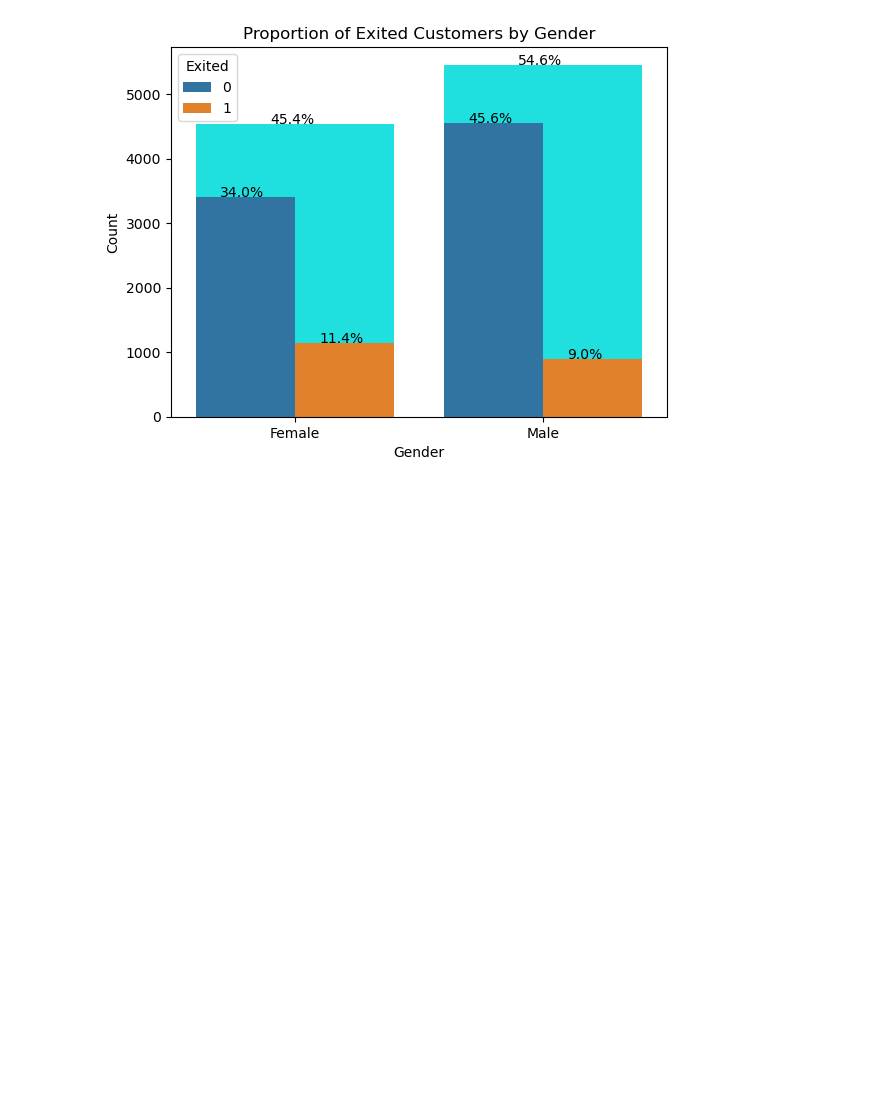
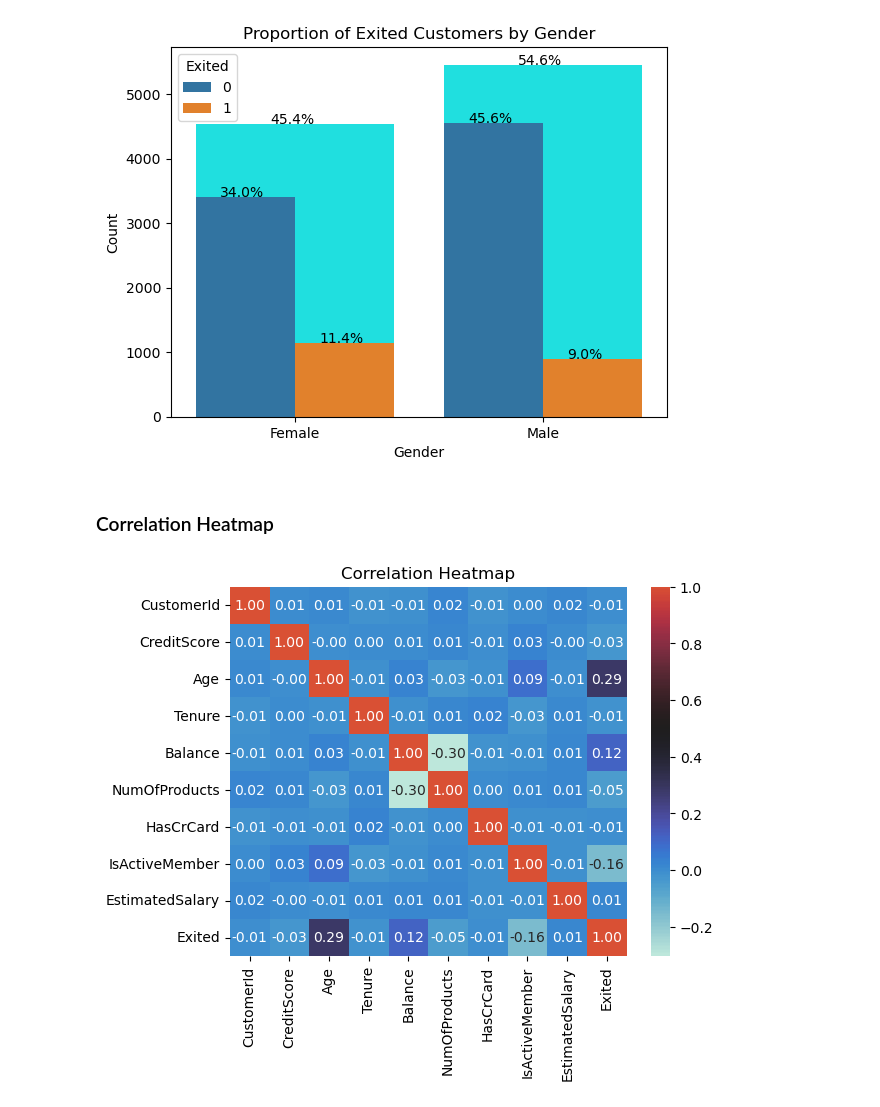
Before and after one commit to abhishekj-growexxer/churn_prediction, a Jupyter notebook: code/1. eda.ipynb, the cells around one changed output. Drawn from its saved outputs; the diff is of its cells as text; code cells hidden in the pictures; blank space fills up the shorter version.

Commit message:
Added correlation and pairplot

```diff
--- a/code/1. eda.ipynb
+++ b/code/1. eda.ipynb
@@ -306,3 +306,23 @@ plt.show()
 # The proportion of exited customers is roughly the same for male and female customers.
 # %% [output]
 [figure]
+# %% [markdown]
+### Correlation Heatmap
+# %%
+corr = df[df.describe().columns].corr()
+sns.heatmap(corr, annot=True, fmt='.2f', center=0.5)
+plt.title('Correlation Heatmap')
+plt.show()
+
+# From the heatmap, we can see that there are some strong positive correlations between the following variables:
+
+#     NumOfProducts and Balance (0.31)
+#     Age and Exited (0.29)
+
+# There are also some strong negative correlations between the following variables:
+
+#     Age and Balance (-0.03)
+#     HasCrCard and Exited (-0.01)
+#     IsActiveMember and Exited (-0.16)
+# %% [output]
+[figure, added]
```
Also changed, not shown: parts of 2 cells of this notebook.
